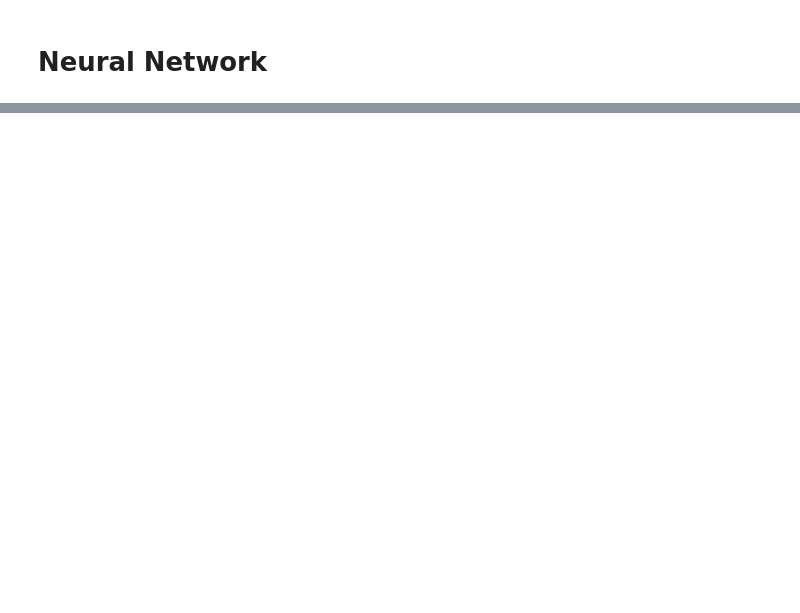
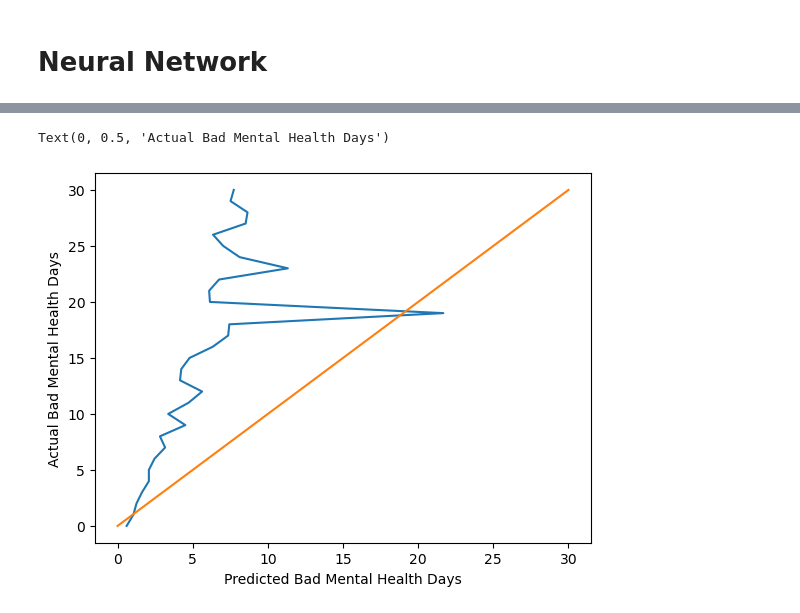
Before and after one commit to beauleblond/baddays, a Jupyter notebook: comparing_models.ipynb, the cells around one changed output, grey strips where cells are left out. Saved outputs shown, nothing was run; the diff lists cells and outputs as text; code cells hidden in the pictures; blank space fills up the shorter version.

```diff
--- a/comparing_models.ipynb
+++ b/comparing_models.ipynb
@@ -36,7 +36,7 @@ X_train, X_test, y_train, y_test = train_test_split(
 ## Initial Guess
 # %%
 random.seed(10)
-rf= RandomForestClassifier(max_depth=10, random_state=0)
+rf= RandomForestClassifier()
 rf.fit(X_train, y_train)
 #put our info in the random classifier
 yhat_rf = rf.predict(X_test)
@@ -82,0 +301,9 @@ unravel_index(acc_cv.argmax(), acc_cv.shape)
+# %%
+predictions_neural = model.predict(X_test)
+for prediction in predictions_neural:
+    if prediction<0:
+        prediction==0
+    if prediction>30:
+        prediction==30
+unrounded = predictions_neural.flatten()
+predictions_neural = predictions_neural.flatten().astype(int)
@@ -82,0 +328,13 @@ unravel_index(acc_cv.argmax(), acc_cv.shape)
+# %%
+df_calibration = pd.DataFrame(unrounded, columns=['predictions'])
+df_calibration['actual'] = y_test.values
+df_calibration = df_calibration.groupby('actual').mean()
+df_calibration = df_calibration.reset_index()
+plt.plot(df_calibration['predictions'], df_calibration['actual'])
+#plt.plot(df_calibration['predictions'], df_calibration['actual'])
+plt.plot(list(range(31)), list(range(31)))
+plt.xlabel("Predicted Bad Mental Health Days")
+plt.ylabel("Actual Bad Mental Health Days")
+# %% [output]
+Text(0, 0.5, 'Actual Bad Mental Health Days')
+[figure, added]
```
Also changed, not shown: parts of 64 cells of this notebook, 4 other files.
